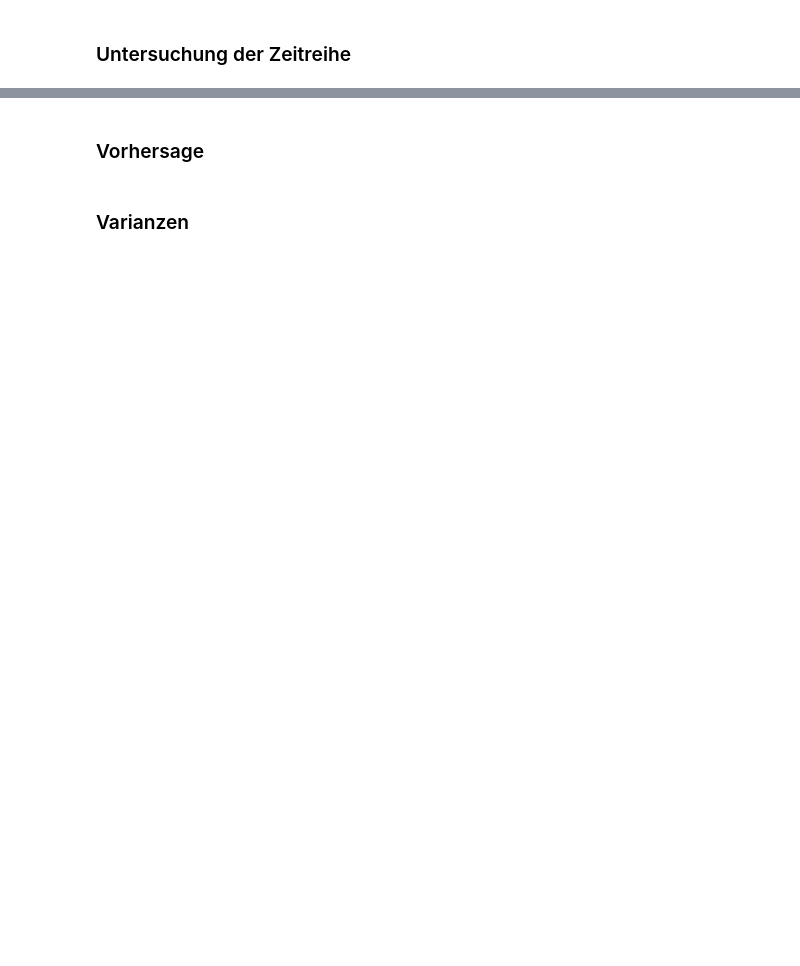
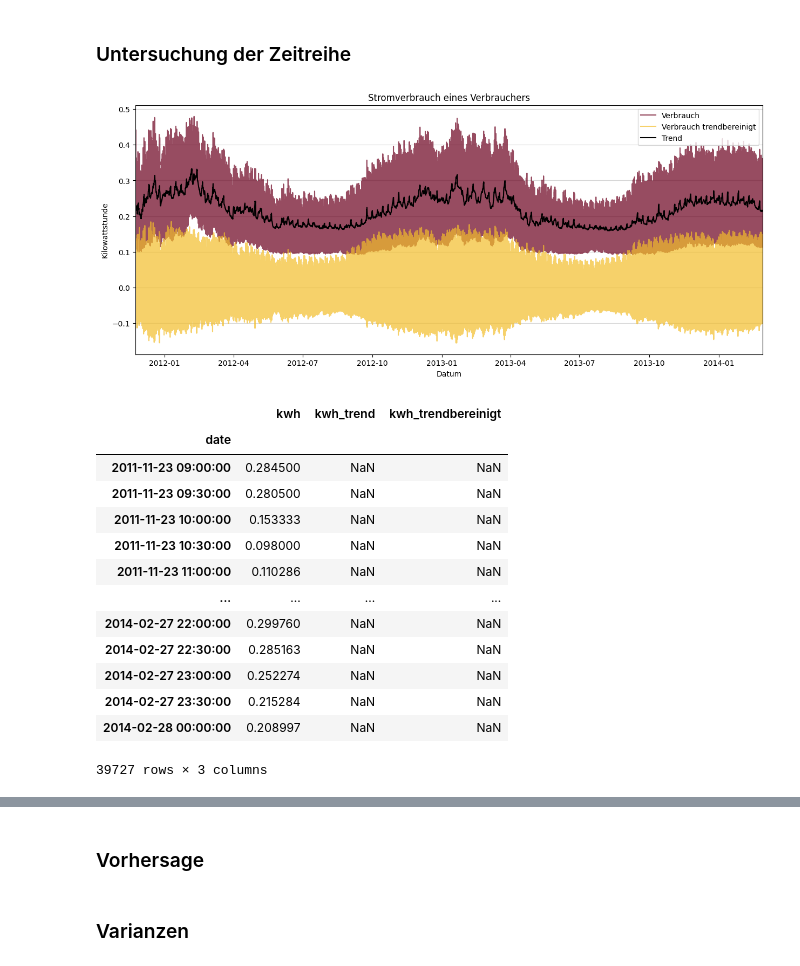
Before and after one commit to vasv1011/semester-3-projekte, a Jupyter notebook: Abgabe 1/analyse.ipynb, the cells around one changed output, grey strips where cells are left out. Cells and saved outputs as stored; diff of their text form; code cells hidden in the pictures; blank space fills up the shorter version.

```diff
--- a/Abgabe 1/analyse.ipynb
+++ b/Abgabe 1/analyse.ipynb
@@ -50,24 +81,48 @@ display(df["kwh"].isna().sum())
 # %%
 import matplotlib.dates as mdates
 
-fig, ax = plt.subplots(figsize=(15, 6))
-ax.margins(x=0)
 
-x = mdates.date2num(df.index)
-p = np.poly1d(np.polyfit(x, df["kwh"], 1))
-# df["kwh_trend"] = p(x)
-df["kwh_trend"] = df["kwh"].rolling(window=336, center=True).mean()  # Mit (wöchentlicher) Glättung
+def analyse_trend(df: pd.DataFrame) -> pd.DataFrame:
+    fig, ax = plt.subplots(figsize=(15, 6))
+    ax.margins(x=0)
 
-df["kwh_trendbereinigt"] = df["kwh"] - df["kwh_trend"]
-ax.plot(df.index, df["kwh"], color="#6B001E", alpha=0.7, label="Verbrauch")
-ax.plot(df.index, df["kwh_trendbereinigt"], color="#F3BE2B", alpha=0.7, label="Verbrauch trendbereinigt")
-ax.plot(df.index, df["kwh_trend"], color="#000000", alpha=1, label="Trend")
-ax.set(
-    title="Stromverbrauch eines Verbrauchers",
-    xlabel="Datum",
-    ylabel="Kilowattstunde",
-)
-ax.legend()
-ax.grid(axis="y", alpha=0.5)
-plt.show()
+    x = mdates.date2num(df.index)
+    p = np.poly1d(np.polyfit(x, df["kwh"], 1))
+    # df["kwh_trend"] = p(x)
+    df["kwh_trend"] = df["kwh"].rolling(window=48, center=True).mean()  # Mit Glättung
+
+    df["kwh_trendbereinigt"] = df["kwh"] - df["kwh_trend"]
+    ax.plot(df.index, df["kwh"], color="#6B001E", alpha=0.7, label="Verbrauch")
+    ax.plot(df.index, df["kwh_trendbereinigt"], color="#F3BE2B", alpha=0.7, label="Verbrauch trendbereinigt")
+    ax.plot(df.index, df["kwh_trend"], color="#000000", alpha=1, label="Trend")
+    ax.set(
+        title="Stromverbrauch eines Verbrauchers",
+        xlabel="Datum",
+        ylabel="Kilowattstunde",
+    )
+    ax.legend()
+    ax.grid(axis="y", alpha=0.5)
+    plt.show()
+
+    return df
+
+
+df = analyse_trend(df)
+df
+# %% [output]
+[figure, added]
+|  | kwh | kwh_trend | kwh_trendbereinigt |
+| date |  |  |  |
+| 2011-11-23 09:00:00 | 0.284500 | NaN | NaN |
+| 2011-11-23 09:30:00 | 0.280500 | NaN | NaN |
+| 2011-11-23 10:00:00 | 0.153333 | NaN | NaN |
+| 2011-11-23 10:30:00 | 0.098000 | NaN | NaN |
+| 2011-11-23 11:00:00 | 0.110286 | NaN | NaN |
+| ... | ... | ... | ... |
+| 2014-02-27 22:00:00 | 0.299760 | NaN | NaN |
+| 2014-02-27 22:30:00 | 0.285163 | NaN | NaN |
+| 2014-02-27 23:00:00 | 0.252274 | NaN | NaN |
+| 2014-02-27 23:30:00 | 0.215284 | NaN | NaN |
+| 2014-02-28 00:00:00 | 0.208997 | NaN | NaN |
+39727 rows × 3 columns
 # %%
```
Also changed, not shown: parts of 10 cells of this notebook.
